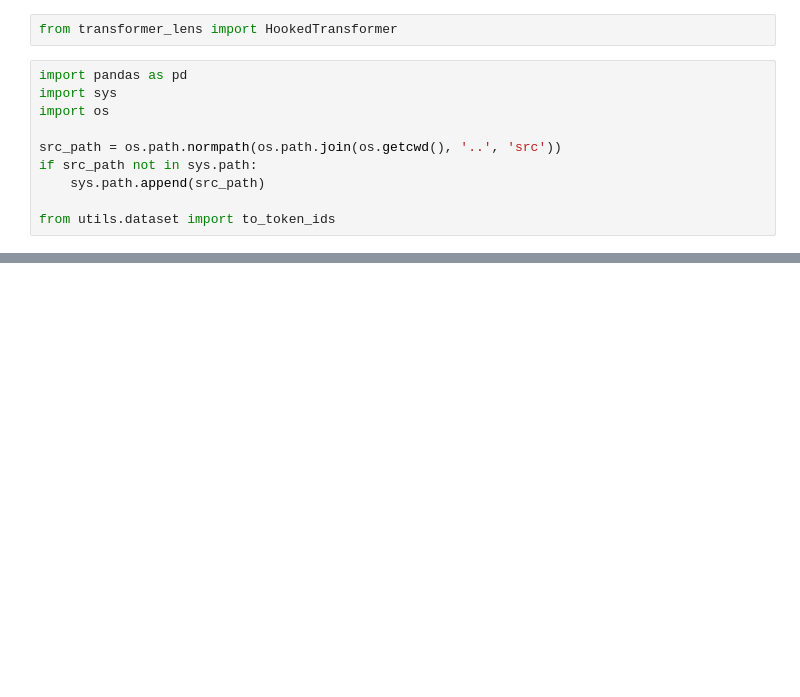
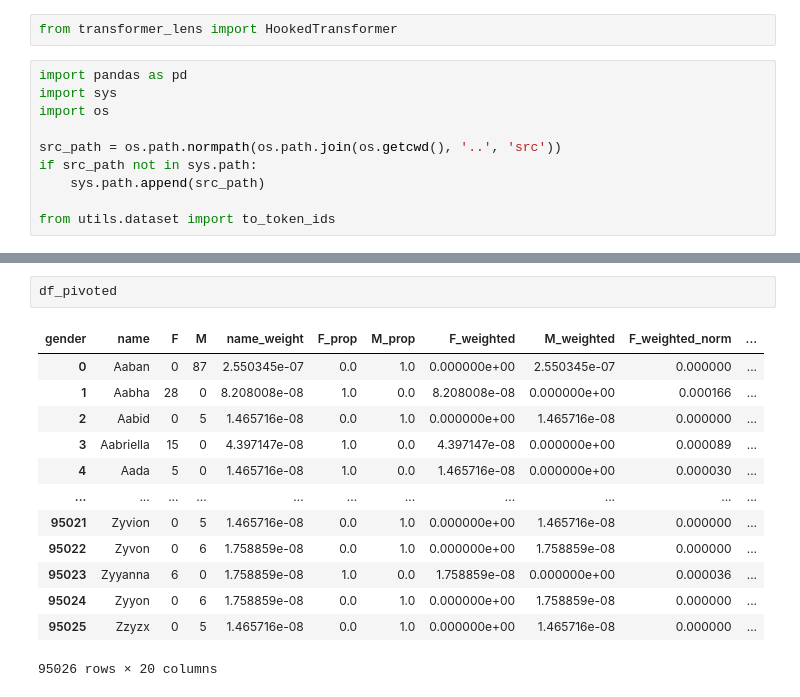
Before and after one commit to sdamians/synthetic_gender_datasets, a Jupyter notebook: notebooks/2_name_sizes.ipynb, the cells around one changed output, grey strips where cells are left out. Drawn from its saved outputs; the diff is of its cells as text; blank space fills up the shorter version.

```diff
--- a/notebooks/2_name_sizes.ipynb
+++ b/notebooks/2_name_sizes.ipynb
@@ -40,0 +79,16 @@ df.to_csv(dataset_path, index=False)
+# %%
+df_pivoted
+# %% [output]
+| gender | name | F | M | name_weight | F_prop | M_prop | F_weighted | M_weighted | F_weighted_norm | ... |
+| 0 | Aaban | 0 | 87 | 2.550345e-07 | 0.0 | 1.0 | 0.000000e+00 | 2.550345e-07 | 0.000000 | ... |
+| 1 | Aabha | 28 | 0 | 8.208008e-08 | 1.0 | 0.0 | 8.208008e-08 | 0.000000e+00 | 0.000166 | ... |
+| 2 | Aabid | 0 | 5 | 1.465716e-08 | 0.0 | 1.0 | 0.000000e+00 | 1.465716e-08 | 0.000000 | ... |
+| 3 | Aabriella | 15 | 0 | 4.397147e-08 | 1.0 | 0.0 | 4.397147e-08 | 0.000000e+00 | 0.000089 | ... |
+| 4 | Aada | 5 | 0 | 1.465716e-08 | 1.0 | 0.0 | 1.465716e-08 | 0.000000e+00 | 0.000030 | ... |
+| ... | ... | ... | ... | ... | ... | ... | ... | ... | ... | ... |
+| 95021 | Zyvion | 0 | 5 | 1.465716e-08 | 0.0 | 1.0 | 0.000000e+00 | 1.465716e-08 | 0.000000 | ... |
+| 95022 | Zyvon | 0 | 6 | 1.758859e-08 | 0.0 | 1.0 | 0.000000e+00 | 1.758859e-08 | 0.000000 | ... |
+| 95023 | Zyyanna | 6 | 0 | 1.758859e-08 | 1.0 | 0.0 | 1.758859e-08 | 0.000000e+00 | 0.000036 | ... |
+| 95024 | Zyyon | 0 | 6 | 1.758859e-08 | 0.0 | 1.0 | 0.000000e+00 | 1.758859e-08 | 0.000000 | ... |
+| 95025 | Zzyzx | 0 | 5 | 1.465716e-08 | 0.0 | 1.0 | 0.000000e+00 | 1.465716e-08 | 0.000000 | ... |
+95026 rows × 20 columns
```
Also changed, not shown: parts of 10 cells of this notebook.
